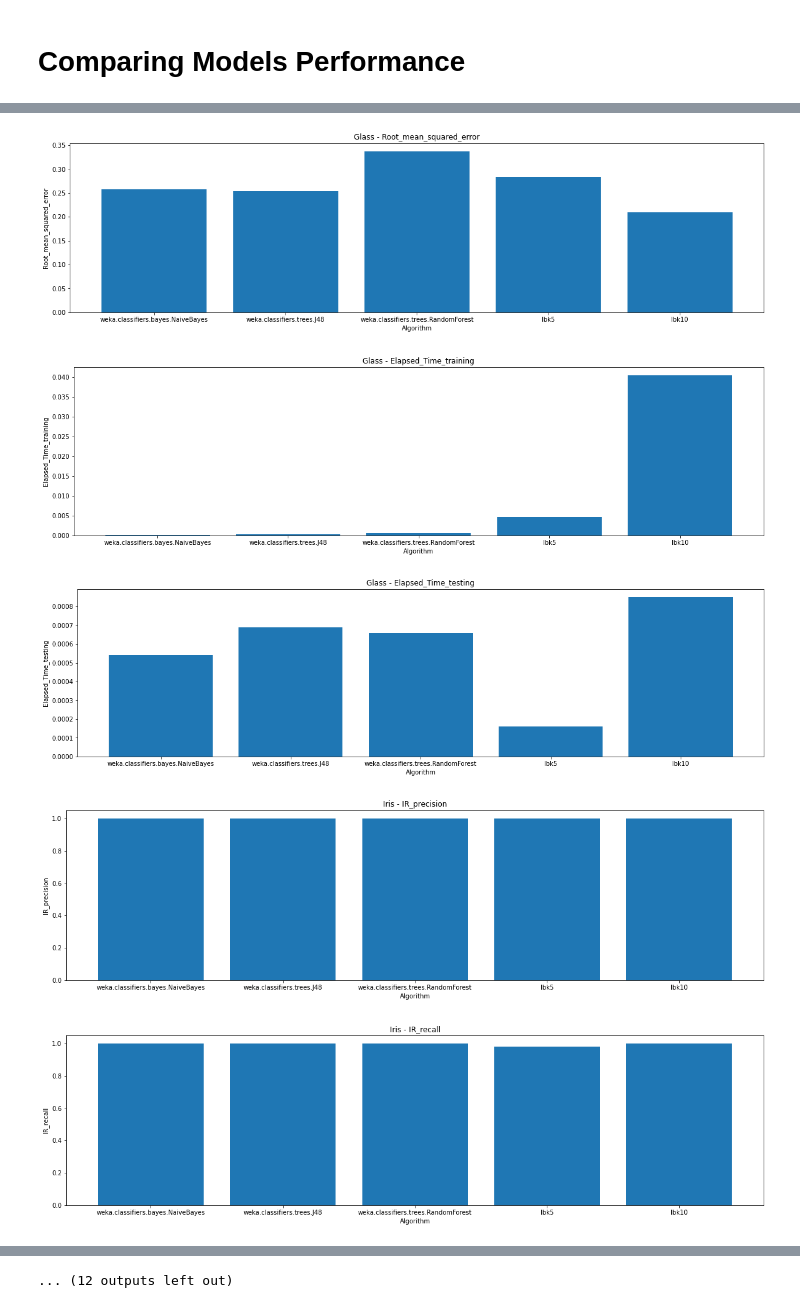
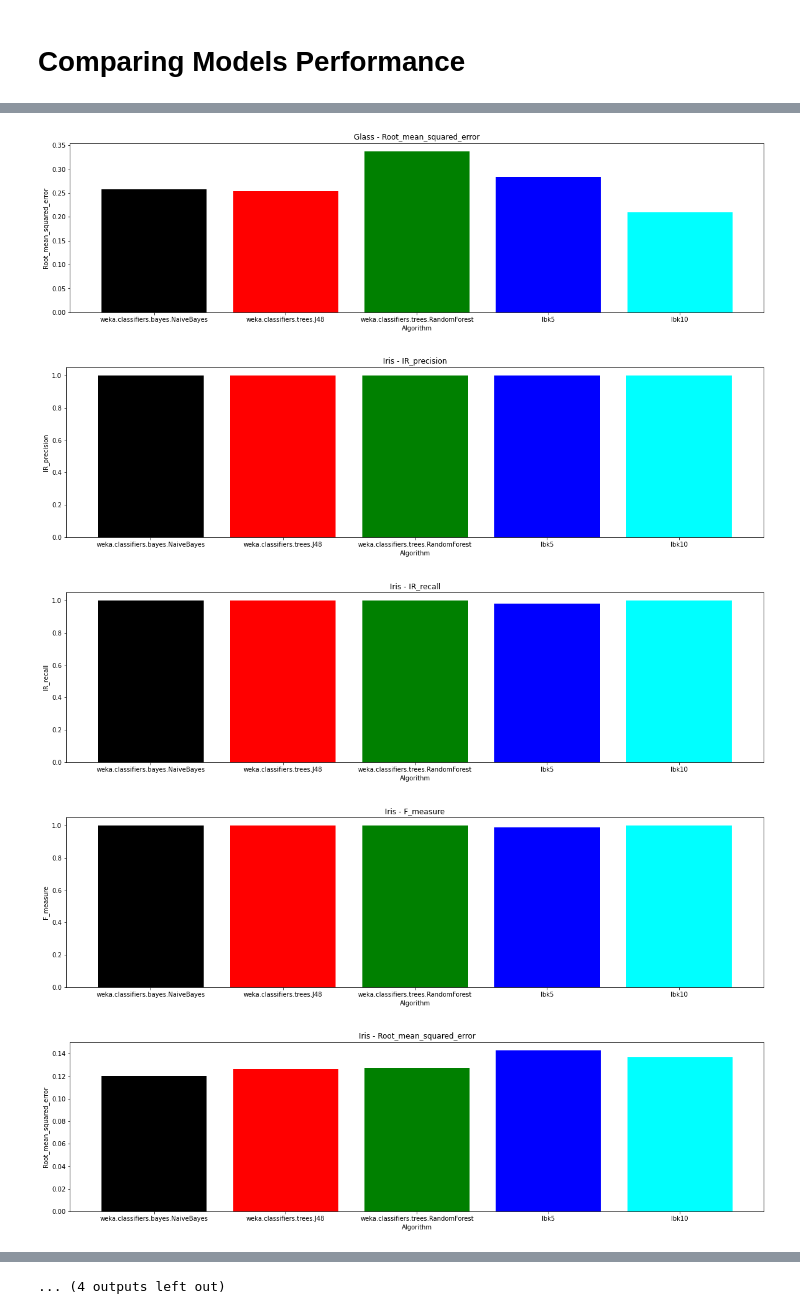
Before and after one commit to bacembendaly99/Data-Mining-Labs, a Jupyter notebook: Lab 2/work.ipynb, the cells around one changed output, grey strips where cells are left out. Cells and saved outputs as stored; diff of their text form; code cells hidden in the pictures.

```diff
--- a/Lab 2/work.ipynb
+++ b/Lab 2/work.ipynb
@@ -89,13 +89,13 @@ def compare_models(col: str, dataset: str):
             data.append(df_groupby_datasets.loc[df_groupby_datasets.index == ind, df_groupby_datasets.columns == col].values[0])
     data = [item for sublist in data for item in sublist]
     fig = plt.figure(figsize = (20, 5))
-    plt.bar(algos, data)
+    plt.bar(algos, data,color=['black', 'red', 'green', 'blue', 'cyan'])
     plt.xlabel('Algorithm')
     plt.ylabel(col)
     plt.title(f'{dataset.capitalize()} - {col}')
 # %%
 datasets = ['Glass','iris', 'weather', 'weather.symbolic']
-important_cols = ['IR_precision', 'IR_recall', 'F_measure', 'Root_mean_squared_error', 'Elapsed_Time_training', 'Elapsed_Time_testing']
+important_cols = ['IR_precision', 'IR_recall', 'F_measure', 'Root_mean_squared_error']
 for dataset in datasets:
     for col in important_cols:
         compare_models(col=col, dataset=dataset)
@@ -106,5 +106,5 @@ for dataset in datasets:
-[figure, old version]
+[figure, new version]
-[figure, old version]
+[figure, new version]
-[figure, old version]
+[figure, new version]
-[figure, old version]
+[figure, new version]
-[figure, old version]
+[figure, new version]
@@ -115,4 +115,4 @@ for dataset in datasets:
-... (12 outputs left out)
+... (4 outputs left out)
 # %% [markdown]
 Conclusions:
 
```
Also changed, not shown: parts of 2 cells of this notebook.
